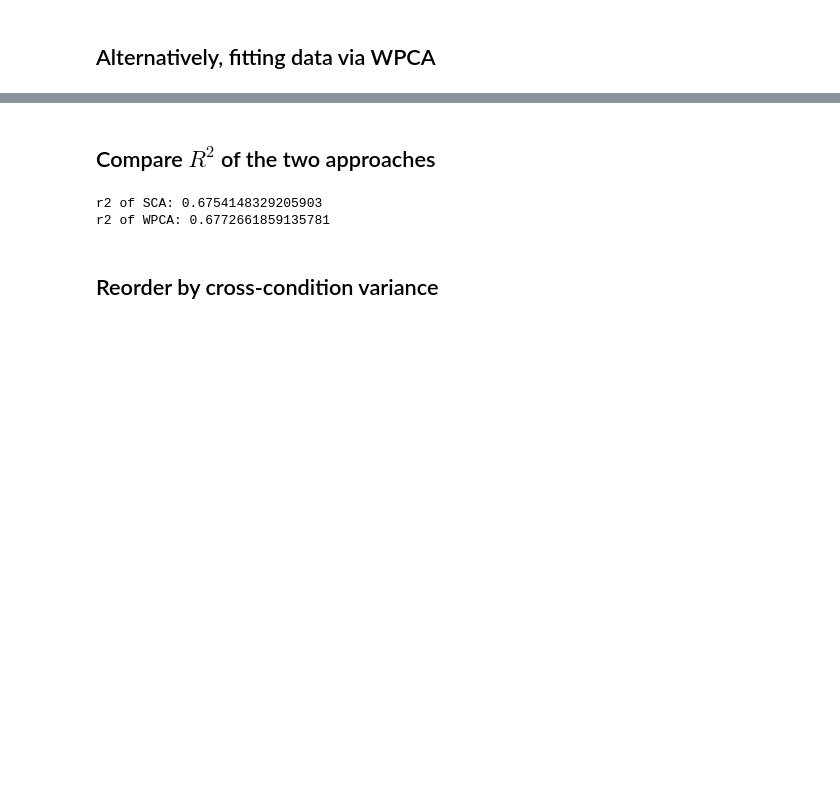
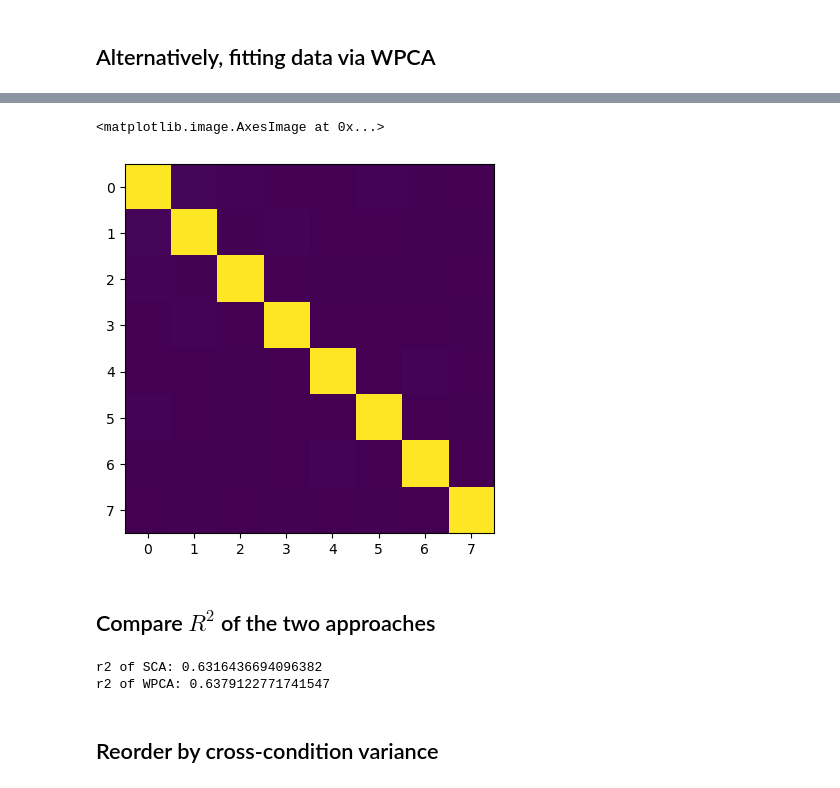
Before and after one commit to AlbertLiangca/sca-REPLICATION, a Jupyter notebook: Notebooks/MonkeyB_reaching.ipynb, the cells around one changed output, grey strips where cells are left out. Drawn from its saved outputs; the diff is of its cells as text; code cells hidden in the pictures; blank space fills up the shorter version.

```diff
--- a/Notebooks/MonkeyB_reaching.ipynb
+++ b/Notebooks/MonkeyB_reaching.ipynb
@@ -106,14 +131,19 @@ out_wpca = latent_wpca@V
+# %%
+plt.imshow(V_sca.T@V_sca)
+# %% [output]
+<matplotlib.image.AxesImage at 0x...>
+[figure, added]
 # %% [markdown]
 ## Compare $R^2$ of the two approaches
 # %%
-r2_sca = r2_score(X, out_sca, sample_weight=np.diag(W_), multioutput = 'variance_weighted')
-r2_wpca = r2_score(X, out_wpca, sample_weight=np.diag(W_), multioutput = 'variance_weighted')
+r2_sca = r2_score(X[trainMask], out_sca, sample_weight=np.diag(W_), multioutput = 'variance_weighted')
+r2_wpca = r2_score(X[trainMask], out_wpca, sample_weight=np.diag(W_), multioutput = 'variance_weighted')
 
 print(f"r2 of SCA: {r2_sca}")
 print(f"r2 of WPCA: {r2_wpca}")
 # %% [output]
-r2 of SCA: 0.6754148329205903
-r2 of WPCA: 0.6772661859135781
+r2 of SCA: 0.6316436694096382
+r2 of WPCA: 0.6379122771741547
 # %% [markdown]
 ## Reorder by cross-condition variance
 # %%
```
Also changed, not shown: parts of 13 cells of this notebook.
